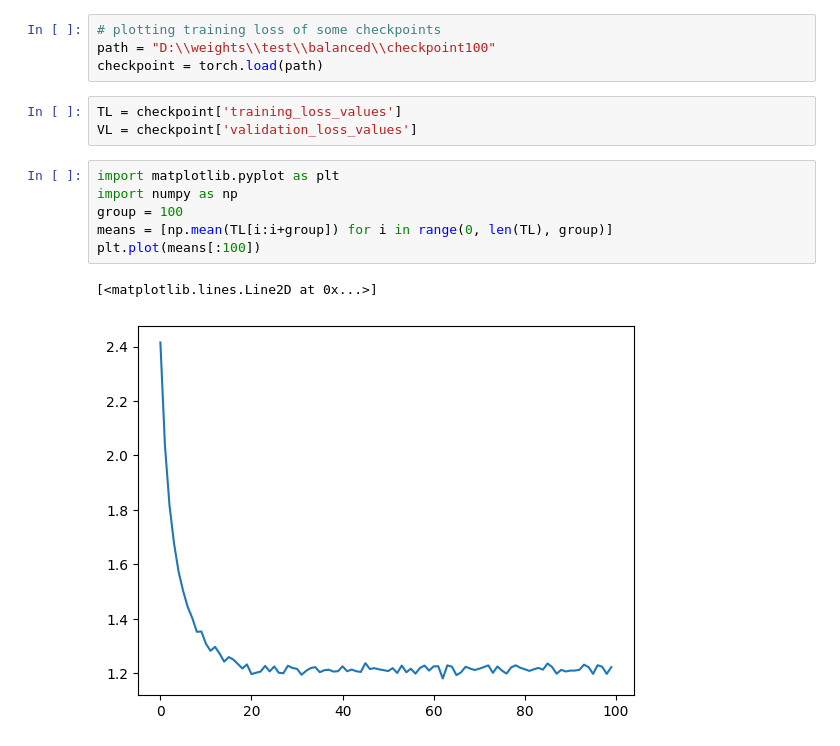
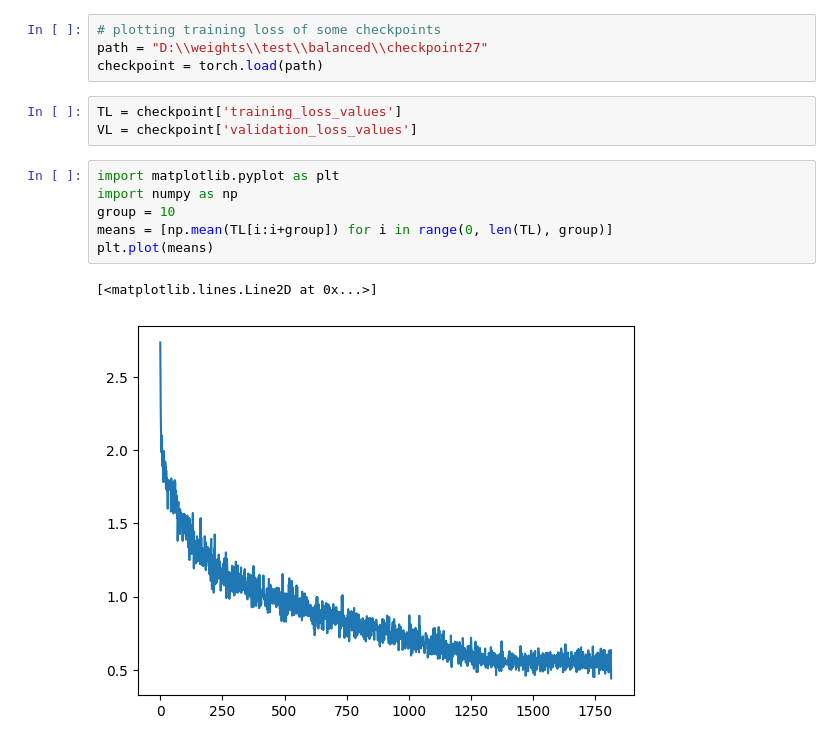
Before and after one commit to theElandor/CVCS, a Jupyter notebook: source/scripts/loss_plot.ipynb, the cells around one changed output. Cells and saved outputs as stored; diff of their text form.

```diff
--- a/source/scripts/loss_plot.ipynb
+++ b/source/scripts/loss_plot.ipynb
@@ -2,7 +2,7 @@
 import torch
 # %%
 # plotting training loss of some checkpoints
-path = "D:\\weights\\test\\balanced\\checkpoint100"
+path = "D:\\weights\\test\\balanced\\checkpoint27"
 checkpoint = torch.load(path)
 # %%
 TL = checkpoint['training_loss_values']
@@ -10,12 +10,12 @@ VL = checkpoint['validation_loss_values']
 # %%
 import matplotlib.pyplot as plt
 import numpy as np
-group = 100
+group = 10
 means = [np.mean(TL[i:i+group]) for i in range(0, len(TL), group)]
-plt.plot(means[:100])
+plt.plot(means)
 # %% [output]
 [<matplotlib.lines.Line2D at 0x...>]
-[figure, old version]
+[figure, new version]
 # %%
 group = 100
 means = [np.mean(VL[i:i+group]) for i in range(0, len(VL), group)]
```
Also changed, not shown: parts of 2 cells of this notebook, 4 other files.
